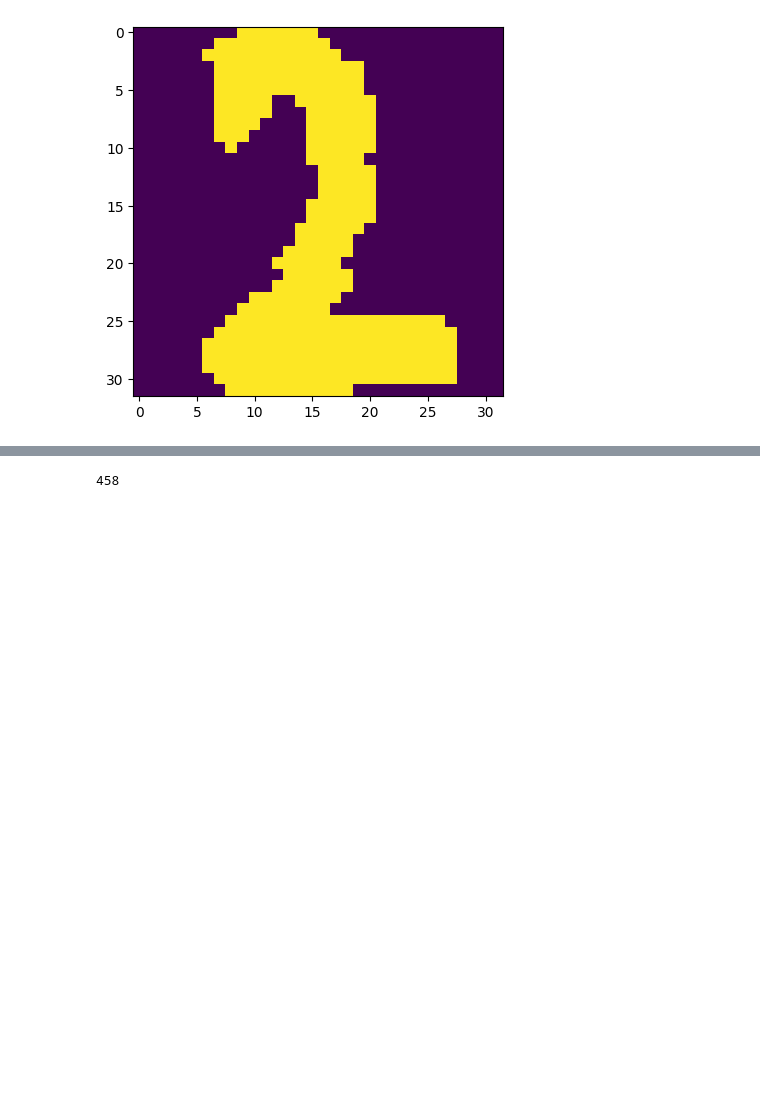
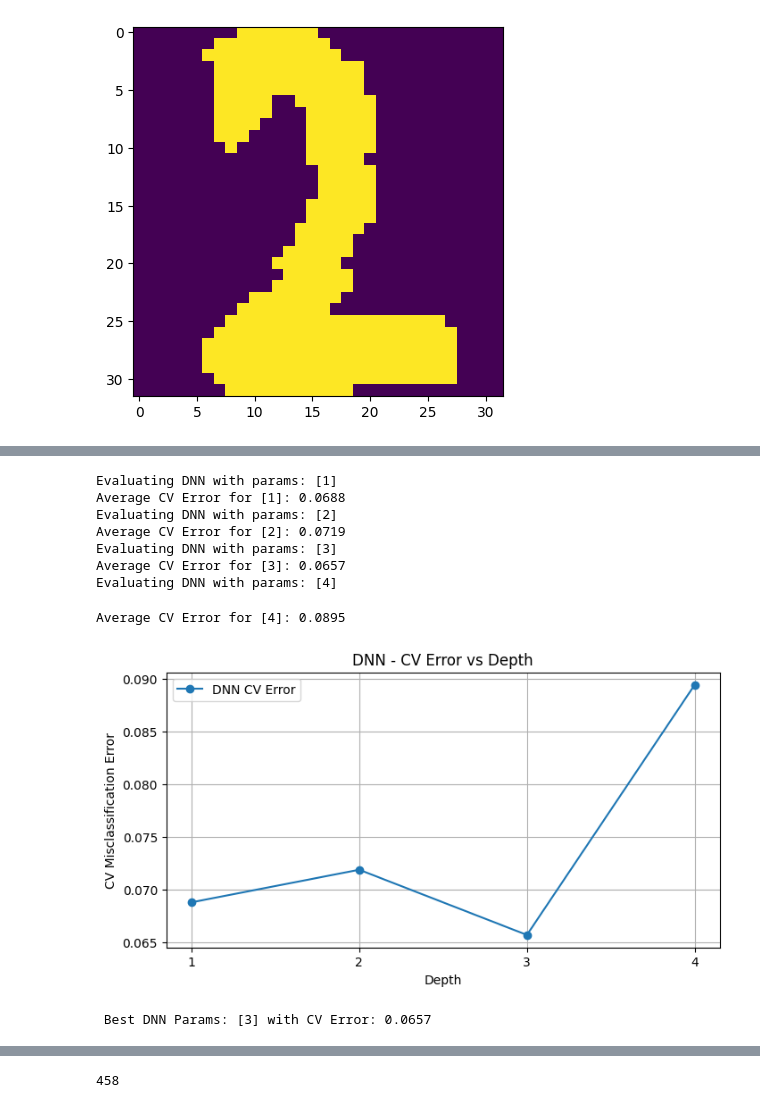
Before and after one commit to zaynabmourtada/Handwritten-Digit-Recognizer, a Jupyter notebook: learn_nnet.ipynb, the cells around one changed output, grey strips where cells are left out. Saved outputs shown, nothing was run; the diff lists cells and outputs as text; code cells hidden in the pictures; blank space fills up the shorter version.

```diff
--- a/learn_nnet.ipynb
+++ b/learn_nnet.ipynb
@@ -445,7 +447,7 @@ def dnn_model(depth, learning_rate=1):
   nnet = NNet(nunits=nunits)
   nnet_time = time_nnet(nunits)
   R = min(1000, math.ceil(MAX_TIME / (m * nnet_time)))
-  optimizer = NNetGDOptimizer(learn_rate=learning_rate, max_iters=R)
+  optimizer = NNetGDOptimizer(learn_rate=learning_rate, max_iters=R, metric=nnet_metric)
   return nnet, optimizer
 # %%
 def dnn_two_layer_model(learning_rate):
@@ -533,0 +688,14 @@ if __name__ == '__main__':
+# %%
+  dnn_depth = [[d] for d in [1, 2, 3, 4]]
+  best_dnn_params = cross_validate_model(dnn_model, dnn_depth, X, y_ohe, name="DNN")
+# %% [output]
+Evaluating DNN with params: [1]
+Average CV Error for [1]: 0.0688
+Evaluating DNN with params: [2]
+Average CV Error for [2]: 0.0719
+Evaluating DNN with params: [3]
+Average CV Error for [3]: 0.0657
+Evaluating DNN with params: [4]
+Average CV Error for [4]: 0.0895
+[figure, added]
+ Best DNN Params: [3] with CV Error: 0.0657
```
Also changed, not shown: parts of 25 cells of this notebook.
